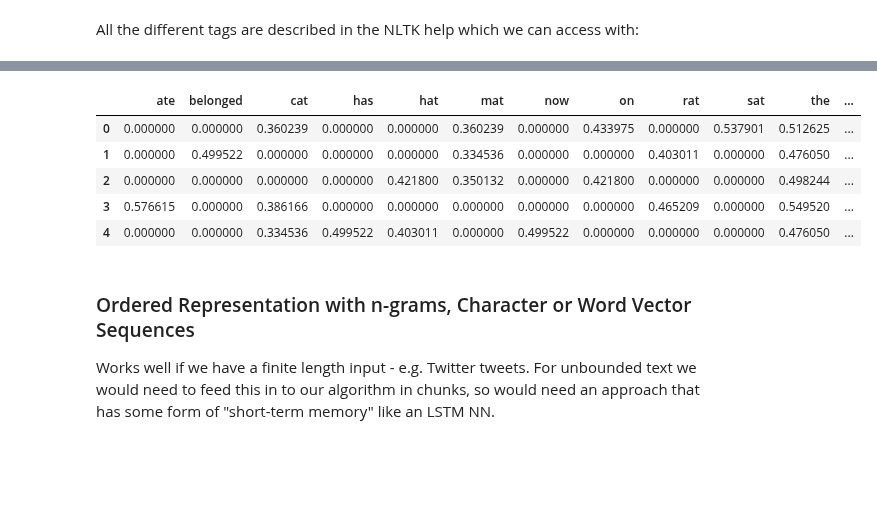
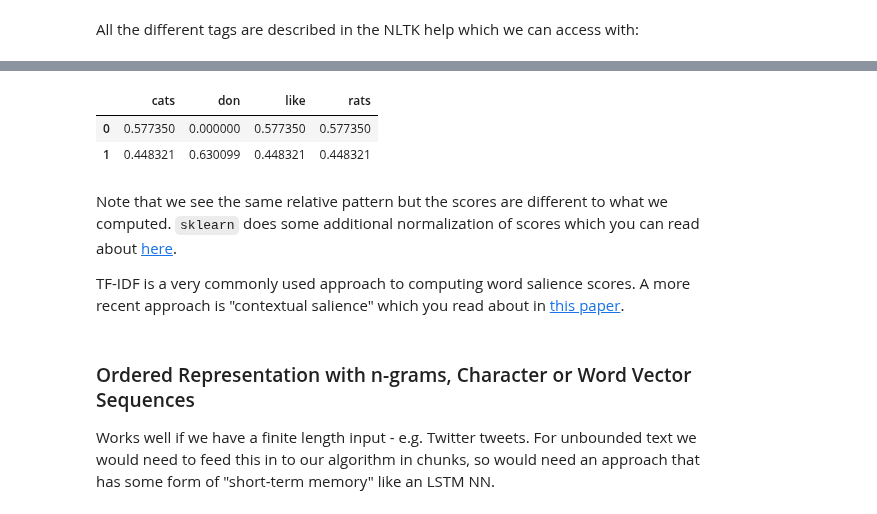
Before and after one commit to gramster/gramw.github.io, a Jupyter notebook: posts/NLP basics.ipynb, the cells around one changed output, grey strips where cells are left out. Drawn from its saved outputs; the diff is of its cells as text; code cells hidden in the pictures; blank space fills up the shorter version.

```diff
--- a/posts/NLP basics.ipynb
+++ b/posts/NLP basics.ipynb
@@ -217,17 +449,22 @@ The problem with word counts, especially if we don't remove stop words, is that
 # %%
 import pandas as pd
 from sklearn.feature_extraction.text import TfidfVectorizer
 
+data2 = [
+    "cats like rats",
+    "rats don't like cats",
+]
 v = TfidfVectorizer()
-X = v.fit_transform(data)
+X = v.fit_transform(data2)
 pd.DataFrame(X.toarray(), columns=v.get_feature_names())
 # %% [output]
-|  | ate | belonged | cat | has | hat | mat | now | on | rat | sat | the | ... |
-| 0 | 0.000000 | 0.000000 | 0.360239 | 0.000000 | 0.000000 | 0.360239 | 0.000000 | 0.433975 | 0.000000 | 0.537901 | 0.512625 | ... |
-| 1 | 0.000000 | 0.499522 | 0.000000 | 0.000000 | 0.000000 | 0.334536 | 0.000000 | 0.000000 | 0.403011 | 0.000000 | 0.476050 | ... |
-| 2 | 0.000000 | 0.000000 | 0.000000 | 0.000000 | 0.421800 | 0.350132 | 0.000000 | 0.421800 | 0.000000 | 0.000000 | 0.498244 | ... |
-| 3 | 0.576615 | 0.000000 | 0.386166 | 0.000000 | 0.000000 | 0.000000 | 0.000000 | 0.000000 | 0.465209 | 0.000000 | 0.549520 | ... |
-| 4 | 0.000000 | 0.000000 | 0.334536 | 0.499522 | 0.403011 | 0.000000 | 0.499522 | 0.000000 | 0.000000 | 0.000000 | 0.476050 | ... |
+|  | cats | don | like | rats |
+| 0 | 0.577350 | 0.000000 | 0.577350 | 0.577350 |
+| 1 | 0.448321 | 0.630099 | 0.448321 | 0.448321 |
+# %% [markdown]
+Note that we see the same relative pattern but the scores are different to what we computed. `sklearn` does some additional normalization of scores which you can read about [here](https://scikit-learn.org/stable/modules/feature_extraction.html#tfidf-term-weighting).
+
+TF-IDF is a very commonly used approach to computing word salience scores. A more recent approach is "contextual salience" which you read about in [this paper](https://arxiv.org/abs/1803.08493).
 # %% [markdown]
 ### Ordered Representation with n-grams, Character or Word Vector Sequences
 
```
Also changed, not shown: parts of 30 cells of this notebook, 5 other files.
